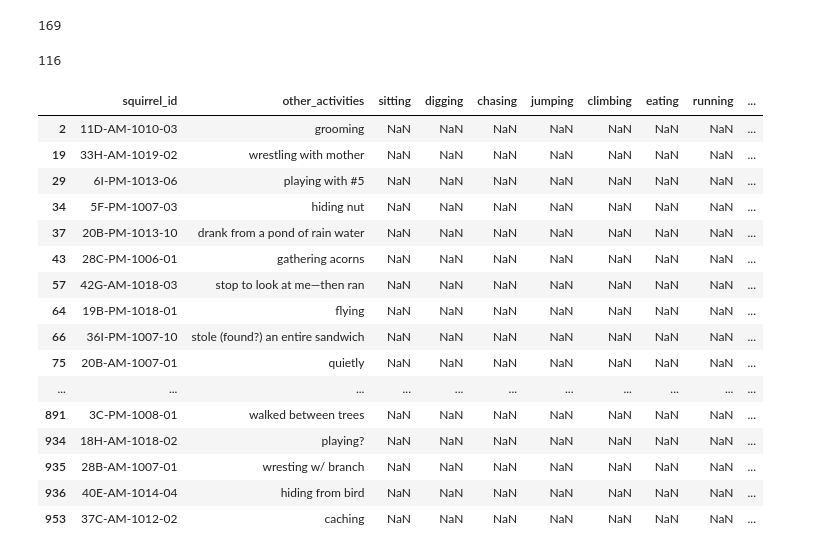
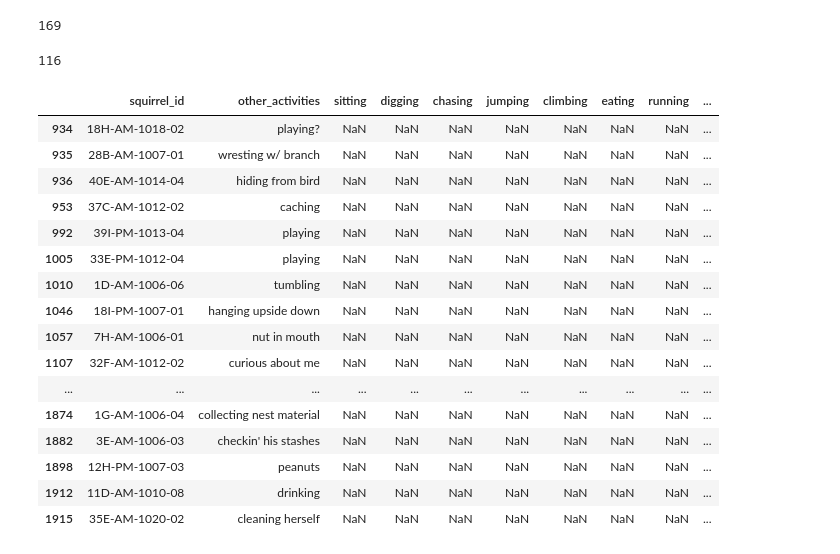
Before and after one commit to alyssahondrade/we-the-new-york-city-squirrels, a Jupyter notebook: squirrel_cleaning.ipynb, the cells around one changed output. Saved outputs shown, nothing was run; the diff lists cells and outputs as text; code cells hidden in the pictures.

```diff
--- a/squirrel_cleaning.ipynb
+++ b/squirrel_cleaning.ipynb
@@ -864,23 +863,23 @@ len(set(flat_indices))
 # %%
 reduced_other = other_df.drop(index=list(set(flat_indices)))
 print(len(reduced_other))
-reduced_other.head(60)
+reduced_other.tail(60)
 # %% [output]
 116
 |  | squirrel_id | other_activities | sitting | digging | chasing | jumping | climbing | eating | running | ... |
-| 2 | 11D-AM-1010-03 | grooming | NaN | NaN | NaN | NaN | NaN | NaN | NaN | ... |
-| 19 | 33H-AM-1019-02 | wrestling with mother | NaN | NaN | NaN | NaN | NaN | NaN | NaN | ... |
-| 29 | 6I-PM-1013-06 | playing with #5 | NaN | NaN | NaN | NaN | NaN | NaN | NaN | ... |
-| 34 | 5F-PM-1007-03 | hiding nut | NaN | NaN | NaN | NaN | NaN | NaN | NaN | ... |
-| 37 | 20B-PM-1013-10 | drank from a pond of rain water | NaN | NaN | NaN | NaN | NaN | NaN | NaN | ... |
-| 43 | 28C-PM-1006-01 | gathering acorns | NaN | NaN | NaN | NaN | NaN | NaN | NaN | ... |
-| 57 | 42G-AM-1018-03 | stop to look at me—then ran | NaN | NaN | NaN | NaN | NaN | NaN | NaN | ... |
-| 64 | 19B-PM-1018-01 | flying | NaN | NaN | NaN | NaN | NaN | NaN | NaN | ... |
-| 66 | 36I-PM-1007-10 | stole (found?) an entire sandwich | NaN | NaN | NaN | NaN | NaN | NaN | NaN | ... |
-| 75 | 20B-AM-1007-01 | quietly | NaN | NaN | NaN | NaN | NaN | NaN | NaN | ... |
-| ... | ... | ... | ... | ... | ... | ... | ... | ... | ... | ... |
-| 891 | 3C-PM-1008-01 | walked between trees | NaN | NaN | NaN | NaN | NaN | NaN | NaN | ... |
 | 934 | 18H-AM-1018-02 | playing? | NaN | NaN | NaN | NaN | NaN | NaN | NaN | ... |
 | 935 | 28B-AM-1007-01 | wresting w/ branch | NaN | NaN | NaN | NaN | NaN | NaN | NaN | ... |
 | 936 | 40E-AM-1014-04 | hiding from bird | NaN | NaN | NaN | NaN | NaN | NaN | NaN | ... |
 | 953 | 37C-AM-1012-02 | caching | NaN | NaN | NaN | NaN | NaN | NaN | NaN | ... |
+| 992 | 39I-PM-1013-04 | playing | NaN | NaN | NaN | NaN | NaN | NaN | NaN | ... |
+| 1005 | 33E-PM-1012-04 | playing | NaN | NaN | NaN | NaN | NaN | NaN | NaN | ... |
+| 1010 | 1D-AM-1006-06 | tumbling | NaN | NaN | NaN | NaN | NaN | NaN | NaN | ... |
+| 1046 | 18I-PM-1007-01 | hanging upside down | NaN | NaN | NaN | NaN | NaN | NaN | NaN | ... |
+| 1057 | 7H-AM-1006-01 | nut in mouth | NaN | NaN | NaN | NaN | NaN | NaN | NaN | ... |
+| 1107 | 32F-AM-1012-02 | curious about me | NaN | NaN | NaN | NaN | NaN | NaN | NaN | ... |
+| ... | ... | ... | ... | ... | ... | ... | ... | ... | ... | ... |
+| 1874 | 1G-AM-1006-04 | collecting nest material | NaN | NaN | NaN | NaN | NaN | NaN | NaN | ... |
+| 1882 | 3E-AM-1006-03 | checkin' his stashes | NaN | NaN | NaN | NaN | NaN | NaN | NaN | ... |
+| 1898 | 12H-PM-1007-03 | peanuts | NaN | NaN | NaN | NaN | NaN | NaN | NaN | ... |
+| 1912 | 11D-AM-1010-08 | drinking | NaN | NaN | NaN | NaN | NaN | NaN | NaN | ... |
+| 1915 | 35E-AM-1020-02 | cleaning herself | NaN | NaN | NaN | NaN | NaN | NaN | NaN | ... |
```
Also changed, not shown: parts of 14 cells of this notebook, 2 other files.
